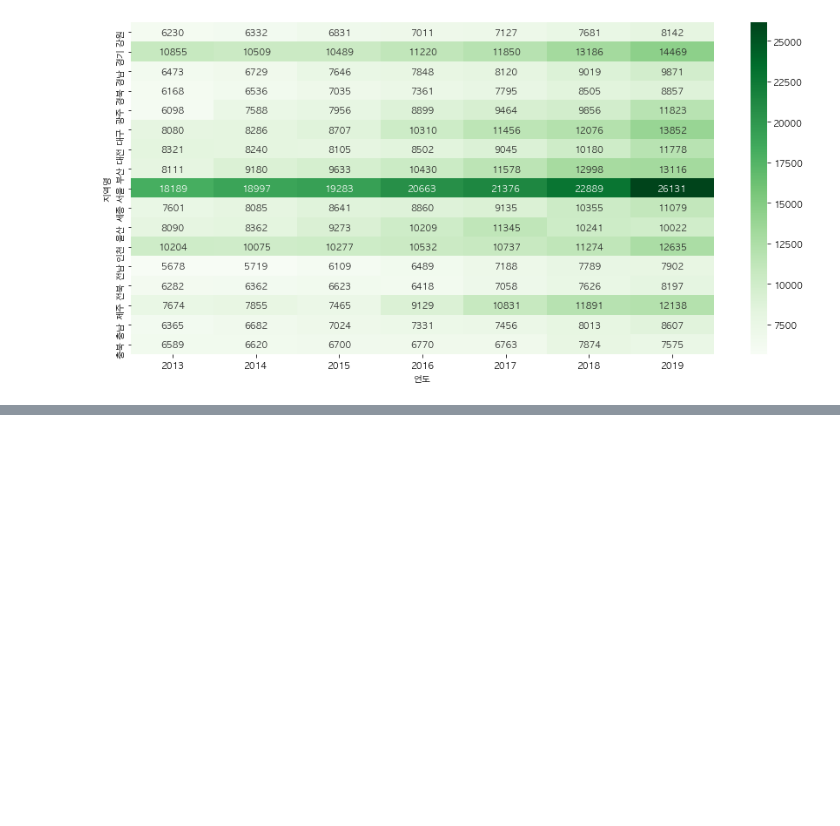
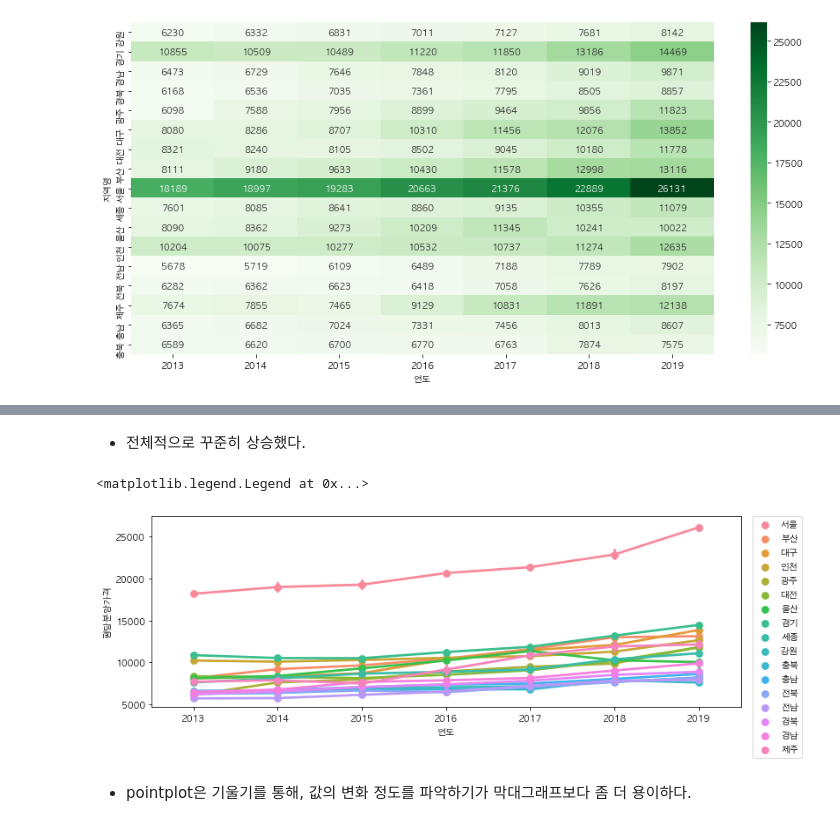
Before and after one commit to yekyung2/Python-DataAnalysis, a Jupyter notebook: practice1.ipynb, the cells around one changed output, grey strips where cells are left out. Drawn from its saved outputs; the diff is of its cells as text; code cells hidden in the pictures; blank space fills up the shorter version.

```diff
--- a/practice1.ipynb
+++ b/practice1.ipynb
@@ -1295,0 +1304,11 @@ sns.heatmap(g.T, annot=True, fmt=".0f", cmap='Greens')
+# %% [markdown]
+* 전체적으로 꾸준히 상승했다.
+# %%
+plt.figure(figsize=(12,4))
+sns.pointplot(data=df, x='연도', y='평당분양가격', hue='지역명')
+plt.legend(bbox_to_anchor=(1.02,1), loc=2, borderaxespad=0.)
+# %% [output]
+<matplotlib.legend.Legend at 0x...>
+[figure, added]
+# %% [markdown]
+* pointplot은 기울기를 통해, 값의 변화 정도를 파악하기가 막대그래프보다 좀 더 용이하다.
```
Also changed, not shown: parts of 19 cells of this notebook.
